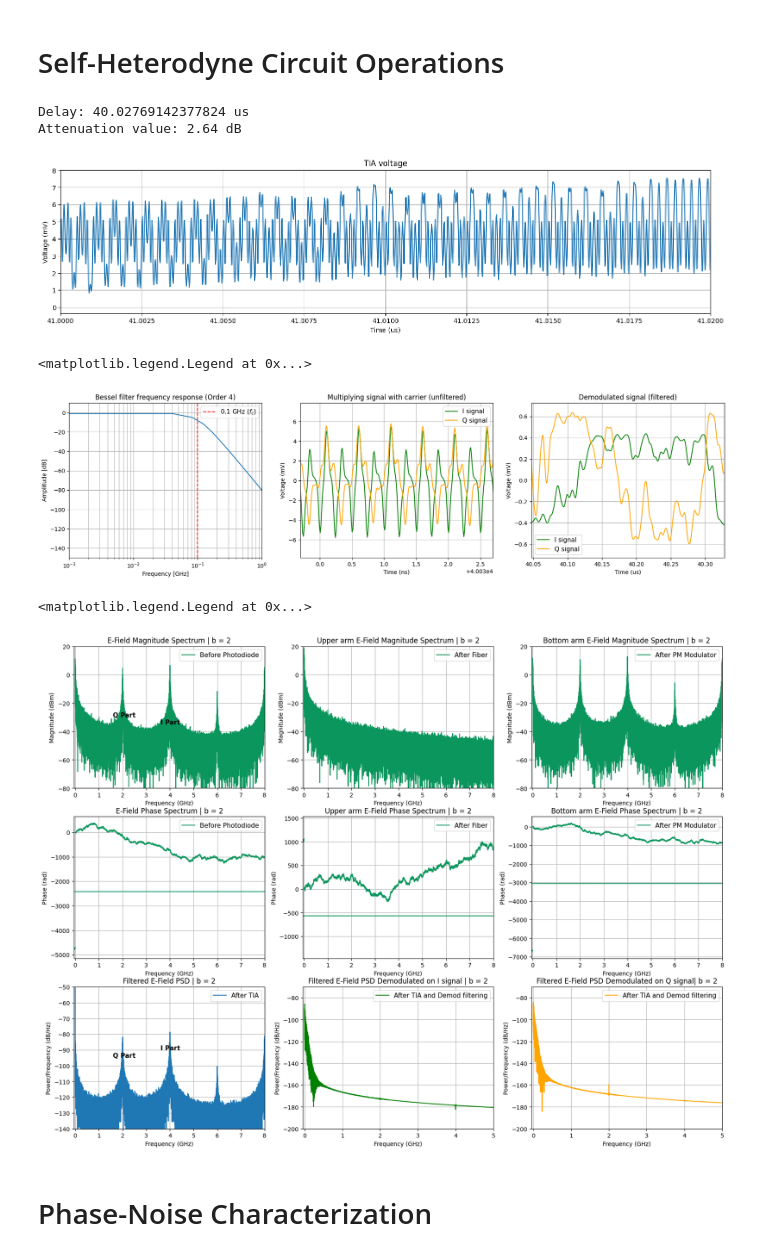
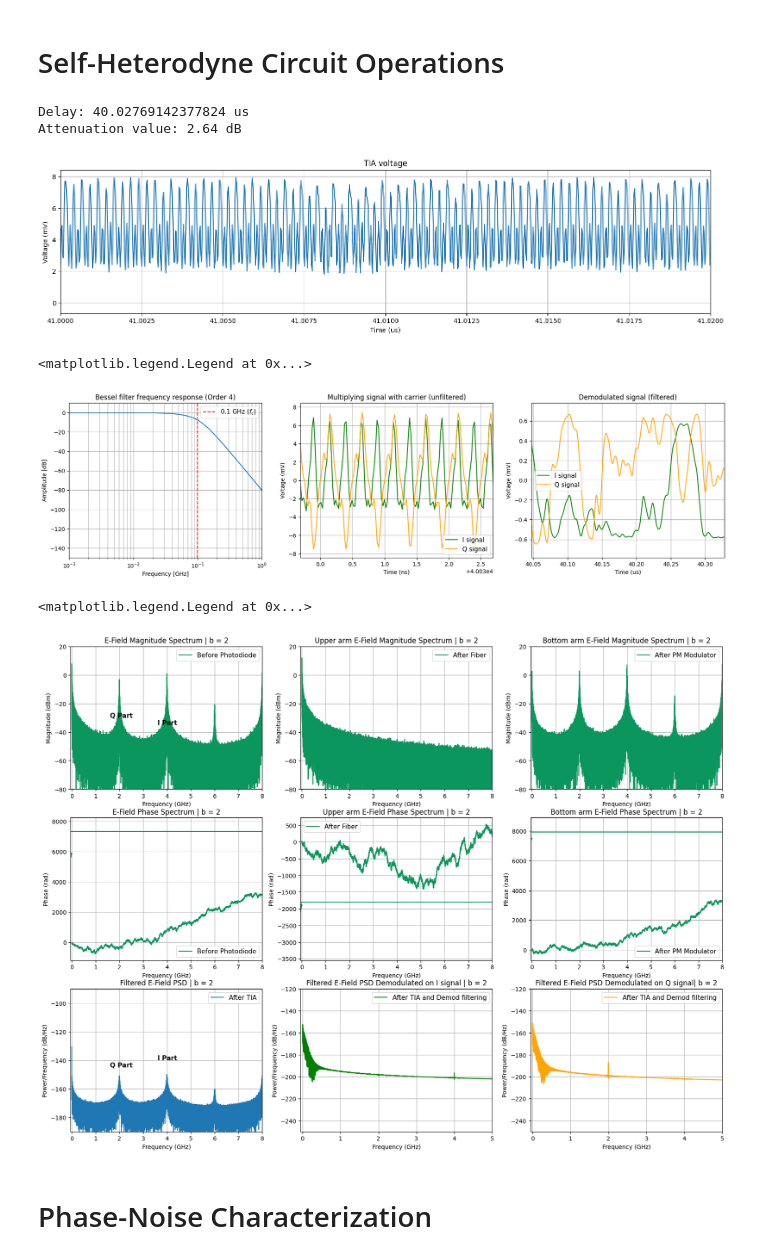
Before and after one commit to CaioRodrigues200/Laser-Study, a Jupyter notebook: Projects/Delayed_Self_Heterodyne/LorentzTesting.ipynb, the cells around one changed output. Saved outputs shown, nothing was run; the diff lists cells and outputs as text; code cells hidden in the pictures.

```diff
--- a/Projects/Delayed_Self_Heterodyne/LorentzTesting.ipynb
+++ b/Projects/Delayed_Self_Heterodyne/LorentzTesting.ipynb
@@ -34,7 +34,7 @@ fontTitle = {'family':'serif', 'weight':'normal', 'size':20}
 # %%
 # simulation parameters
 SpS = 64*4    # Samples per Symbol
-Rs = 330e6  # Symbol rate (for OOK case Rs = Rb)
+Rs = 170e6  # Symbol rate (for OOK case Rs = Rb)
 
 Tsymb = 1/Rs       # Symbol period in seconds
 Fs = 1/(Tsymb/SpS) # Signal sampling frequency (samples/second)
@@ -296,7 +297,7 @@ FilteredI_Sig = signal.lfilter(b, a, I_Sig)
 # %% [output]
 Delay: 40.02769142377824 us
 Attenuation value: 2.64 dB
-[figure, old version]
+[figure, new version]
 # %%
 fig, ax = plt.subplots(1,3)
 fig.set_figheight(5)
@@ -335,7 +336,7 @@ ax[2].grid()
 ax[2].legend(fontsize=11)
 # %% [output]
 <matplotlib.legend.Legend at 0x...>
-[figure, old version]
+[figure, new version]
 # %%
 fig, ax = plt.subplots(3,3)
 fig.set_figheight(15)
@@ -412,42 +413,42 @@ ax[1][2].legend(fontsize=11)
 # AFTER PHOTODIODE ---------------------------------------------------------------------
 
 spectrum, freq = mlab.magnitude_spectrum(FilteredIPd, Fs=Fs, window=mlab.window_none,sides='onesided')
-spectrum = spectrum*np.conj(spectrum)
+spectrum = spectrum/Fs
 ax[2][0].plot(freq*1e-9,10*np.log10(spectrum), label='After TIA')
-ax[2][0].text(1.6,-95,'Q Part',fontweight='bold',fontsize=11)
-ax[2][0].text(3.6,-90,'I Part',fontweight='bold',fontsize=11)
+ax[2][0].text(1.6,-145,'Q Part',fontweight='bold',fontsize=11)
+ax[2][0].text(3.6,-140,'I Part',fontweight='bold',fontsize=11)
 ax[2][0].set_xlabel('Frequency (GHz)')
 ax[2][0].set_ylabel('Power/Frequency (dB/Hz)')
 ax[2][0].set_xlim(-0.05,8)
-ax[2][0].set_ylim(-140,-50)
+ax[2][0].set_ylim(-190,-90)
 ax[2][0].set_title(f'Filtered E-Field PSD | b = {bIdx}')
 ax[2][0].grid()
 ax[2][0].legend(fontsize=11)
 
 spectrum, freq = mlab.magnitude_spectrum(FilteredI_Sig, Fs=Fs, window=mlab.window_none,sides='onesided')
-spectrum = spectrum*np.conj(spectrum)
+spectrum = spectrum/Fs
 ax[2][1].plot(freq*1e-9,10*np.log10(spectrum), label='After TIA and Demod filtering', color='green')
 ax[2][1].set_xlabel('Frequency (GHz)')
 ax[2][1].set_ylabel('Power/Frequency (dB/Hz)')
 ax[2][1].set_xlim(-0.05,5)
-ax[2][1].set_ylim(-200,-70)
+ax[2][1].set_ylim(-250,-120)
 ax[2][1].set_title(f'Filtered E-Field PSD Demodulated on I signal | b = {bIdx}')
 ax[2][1].grid()
 ax[2][1].legend(fontsize=11)
 
 spectrum, freq = mlab.magnitude_spectrum(FilteredQ_Sig, Fs=Fs, window=mlab.window_none,sides='onesided')
-spectrum = spectrum*np.conj(spectrum)
+spectrum = spectrum/Fs
 ax[2][2].plot(freq*1e-9, 10*np.log10(spectrum), label='After TIA and Demod filtering', color='orange')
 ax[2][2].set_xlabel('Frequency (GHz)')
 ax[2][2].set_ylabel('Power/Frequency (dB/Hz)')
 ax[2][2].set_xlim(-0.05,5)
-ax[2][2].set_ylim(-200,-70)
+ax[2][2].set_ylim(-250,-120)
 ax[2][2].set_title(f'Filtered E-Field PSD Demodulated on Q signal| b = {bIdx}')
 ax[2][2].grid()
 ax[2][2].legend(fontsize=11)
 # %% [output]
 <matplotlib.legend.Legend at 0x...>
-[figure, old version]
+[figure, new version]
 # %% [markdown]
 # Phase-Noise Characterization
 # %% [markdown]
```
Also changed, not shown: parts of 7 cells of this notebook.
